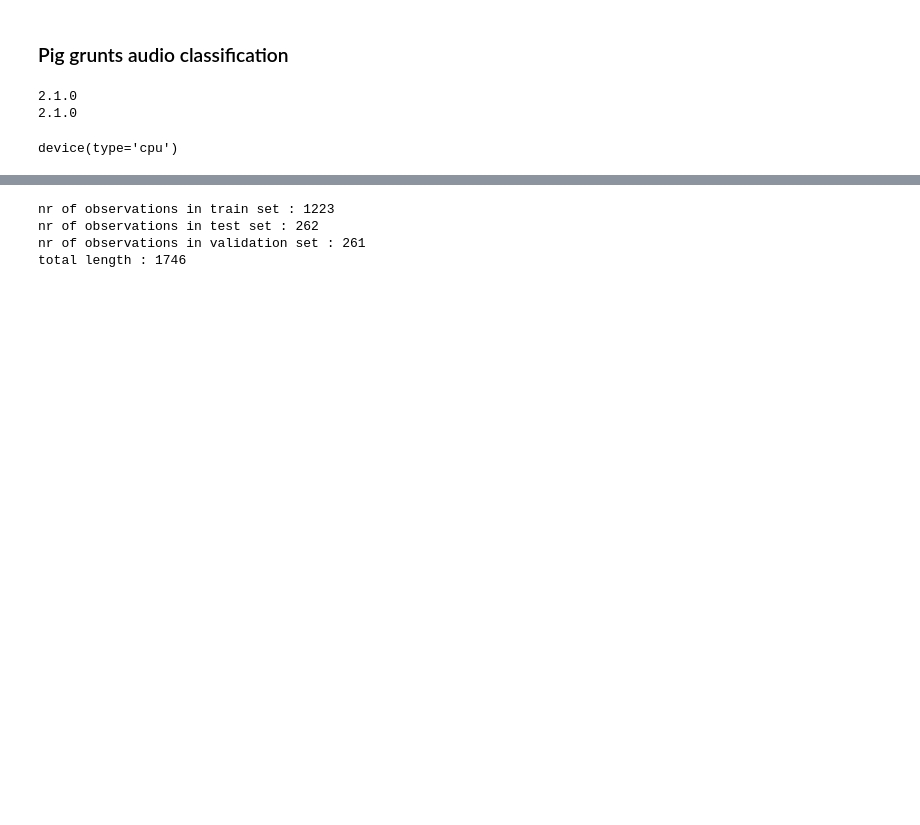
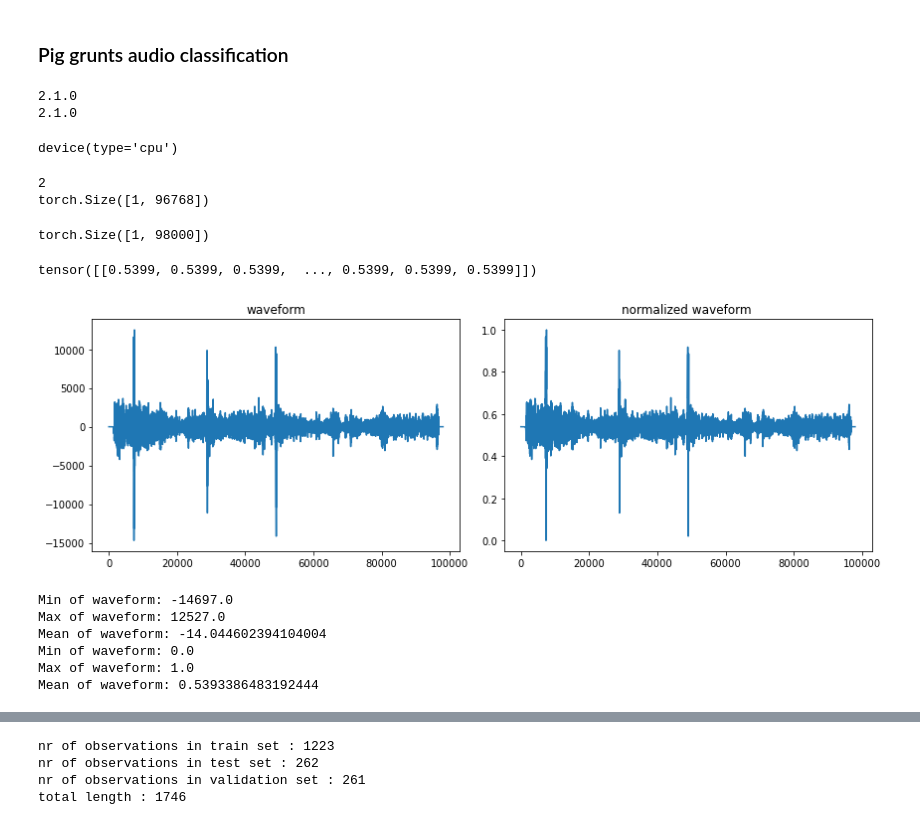
Before and after one commit to marie678/PigAudios, a Jupyter notebook: CNN_PigAudios.ipynb, the cells around one changed output, grey strips where cells are left out. Cells and saved outputs as stored; diff of their text form; code cells hidden in the pictures; blank space fills up the shorter version.

```diff
--- a/CNN_PigAudios.ipynb
+++ b/CNN_PigAudios.ipynb
@@ -136,0 +138,17 @@ elif transfo_applied == 'mfcc':
+# %%
+#directory_path = os.getcwd()
+directory_path = os.path.join(os.getcwd(), 'Dataset')
+contents = os.listdir(directory_path)
+contents[0]
+a = torchaudio.load(os.path.join(directory_path, contents[0]))
+print(len(a))
+w, sr = a
+print(w.shape)
+
+nr_missing_samples = num_samples - w.shape[1]
+w = torch.nn.functional.pad(w, (0, nr_missing_samples))
+w.shape
+# %% [output]
+2
+torch.Size([1, 96768])
+torch.Size([1, 98000])
@@ -136,0 +157,29 @@ elif transfo_applied == 'mfcc':
+# %%
+min_val = torch.min(w)
+max_val = torch.max(w)
+normalized_w = (w - min_val) / (max_val - min_val)
+normalized_w
+# %% [output]
+tensor([[0.5399, 0.5399, 0.5399,  ..., 0.5399, 0.5399, 0.5399]])
+# %%
+fig, axs = plt.subplots(1, 2, figsize=(12, 4))
+
+axs[0].plot(w.t())
+axs[0].set_title('waveform')
+
+axs[1].plot(normalized_w.t())
+axs[1].set_title('normalized waveform ')
+
+plt.tight_layout()
+plt.show()
+
+print(f"Min of waveform: {w.min()} \nMax of waveform: {w.max()} \nMean of waveform: {w.mean()}" )
+print(f"Min of waveform: {normalized_w.min()} \nMax of waveform: {normalized_w.max()} \nMean of waveform: {normalized_w.mean()}" )
+# %% [output]
+[figure, added]
+Min of waveform: -14697.0
+Max of waveform: 12527.0
+Mean of waveform: -14.044602394104004
+Min of waveform: 0.0
+Max of waveform: 1.0
+Mean of waveform: 0.5393386483192444
```
Also changed, not shown: parts of 48 cells of this notebook, 37 other files.
